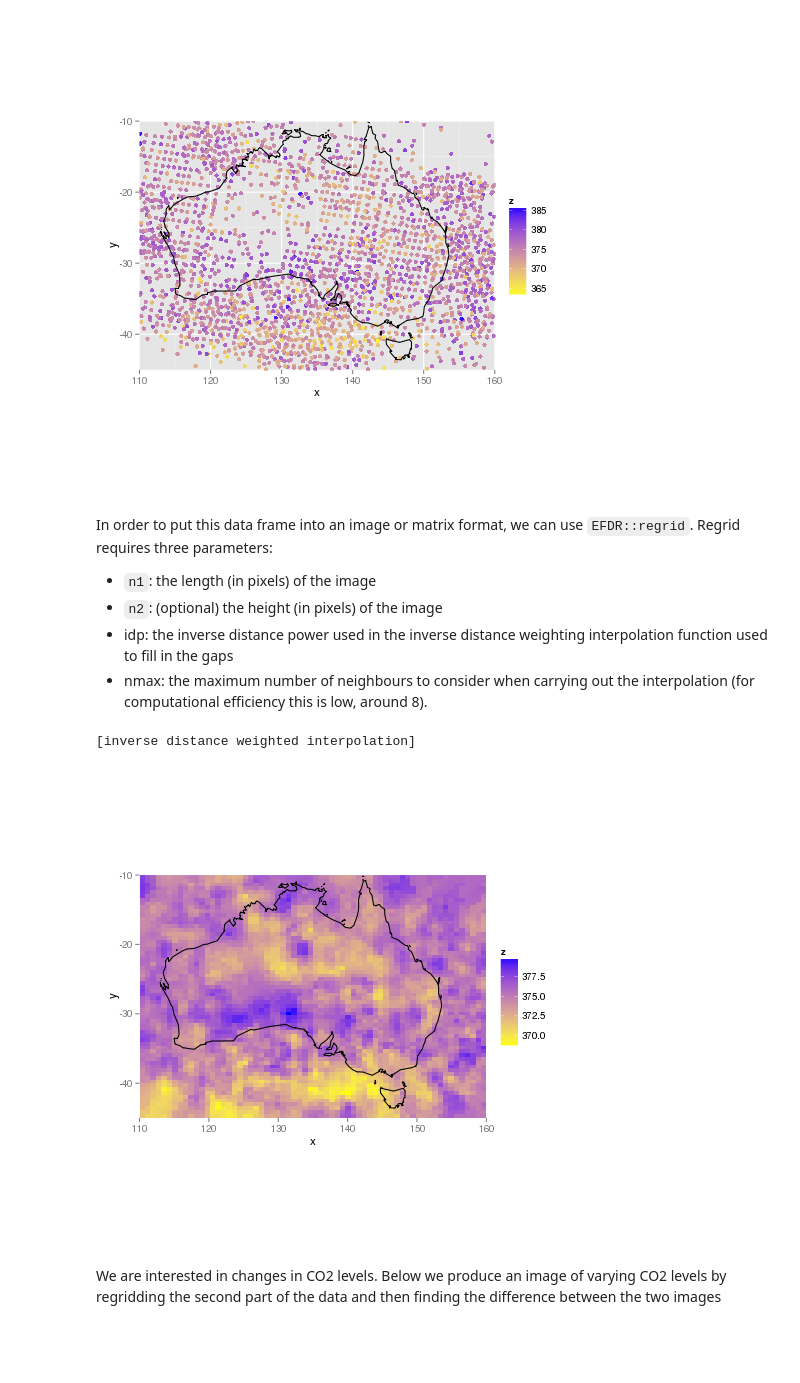
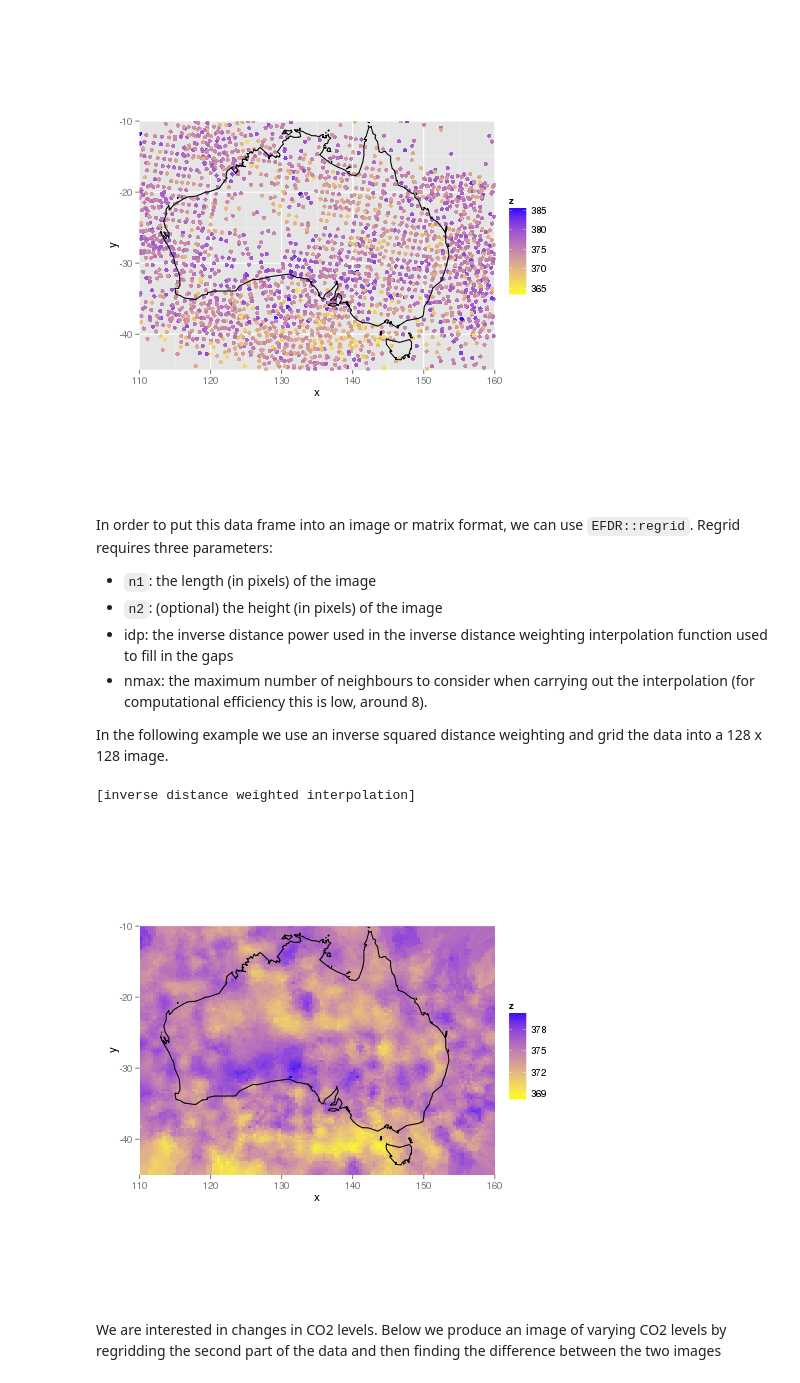
Before and after one commit to andrewzm/EFDR, a Jupyter notebook: ipython/EFDR.ipynb, the cells around one changed output. Cells and saved outputs as stored; diff of their text form; code cells hidden in the pictures; blank space fills up the shorter version.

```diff
--- a/ipython/EFDR.ipynb
+++ b/ipython/EFDR.ipynb
@@ -139,23 +137,25 @@ In order to put this data frame into an image or matrix format, we can use `EFDR
 - `n2`: (optional) the height (in pixels) of the image
 - idp: the inverse distance power used in the inverse distance weighting interpolation function used to fill in the gaps
 - nmax: the maximum number of neighbours to consider when carrying out the interpolation (for computational efficiency this is low, around 8).
+
+In the following example we use an inverse squared distance weighting and grid the data into a 128 x 128 image.
 # %%
 idp = 0.5
-n1 = 64
+n1 = 128
 
 airs.interp1 <- airs.raw %>%
   subset(day %in% 1:3) %>%
   select(-day) %>%
-  regrid(n1=n,idp= idp,nmax = nmax) # idp is the inverse distance power and max is the number of neighbours to consider
+  regrid(n1=n1,idp= idp,nmax = nmax) # idp is the inverse distance power and max is the number of neighbours to consider
 
 ggplot() +
     geom_tile(data=airs.interp1,aes(x=x,y=y,fill=z)) +
     geom_path(data=Australia,aes(x=long,y=lat,group=group)) +
     scale_fill_gradient(low="yellow",high="blue") +
     coord_fixed(xlim = c(110,160), ylim=c(-45,-10))
 # %% [output]
 [inverse distance weighted interpolation]
-[figure, old version]
+[figure, new version]
 # %% [markdown]
 We are interested in changes in CO2 levels. Below we produce an image of varying CO2 levels by regridding the second part of the data and then finding the difference between the two images
 # %%
```
Also changed, not shown: parts of 9 cells of this notebook, 2 other files.
